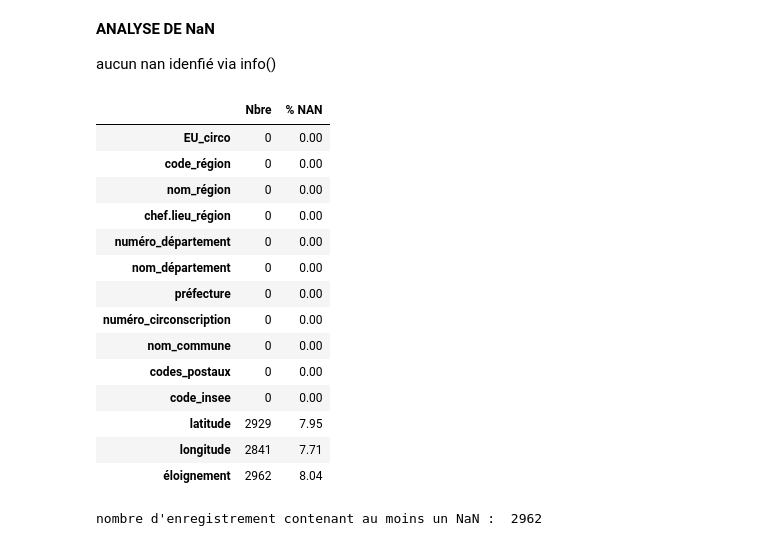
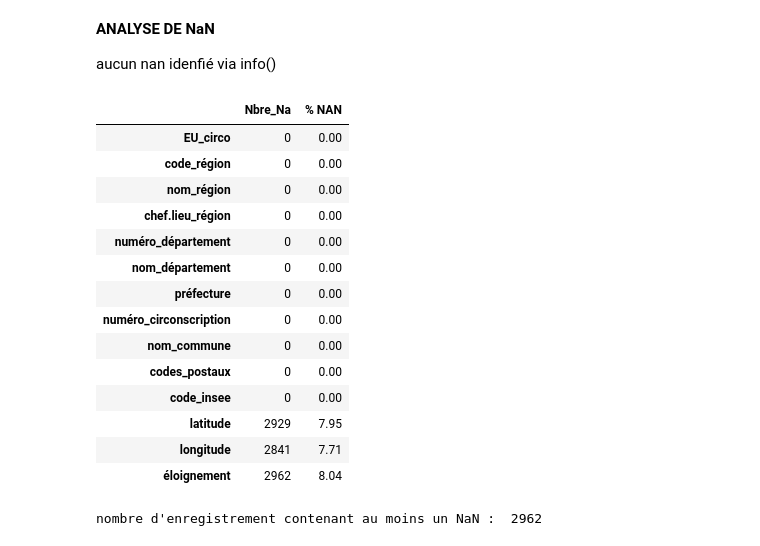
Before and after one commit to Mariehf64/fev23cda_french_industry, a Jupyter notebook: Exploration_name_geographic_information.ipynb, the cells around one changed output. Drawn from its saved outputs; the diff is of its cells as text; code cells hidden in the pictures.

```diff
--- a/Exploration_name_geographic_information.ipynb
+++ b/Exploration_name_geographic_information.ipynb
@@ -46,12 +46,12 @@ None
 aucun nan idenfié via info()
 # %%
 rap_na=pd.DataFrame()
-rap_na['Nbre']=df.isna().sum()
+rap_na['Nbre_Na']=df.isna().sum()
 rap_na['% NAN']=((df.isna().sum()/df.shape[0])*100).round(2)
 
 display(rap_na)
 # %% [output]
-|  | Nbre | % NAN |
+|  | Nbre_Na | % NAN |
 | EU_circo | 0 | 0.00 |
 | code_région | 0 | 0.00 |
 | nom_région | 0 | 0.00 |
```
Also changed, not shown: parts of 2 cells of this notebook.
